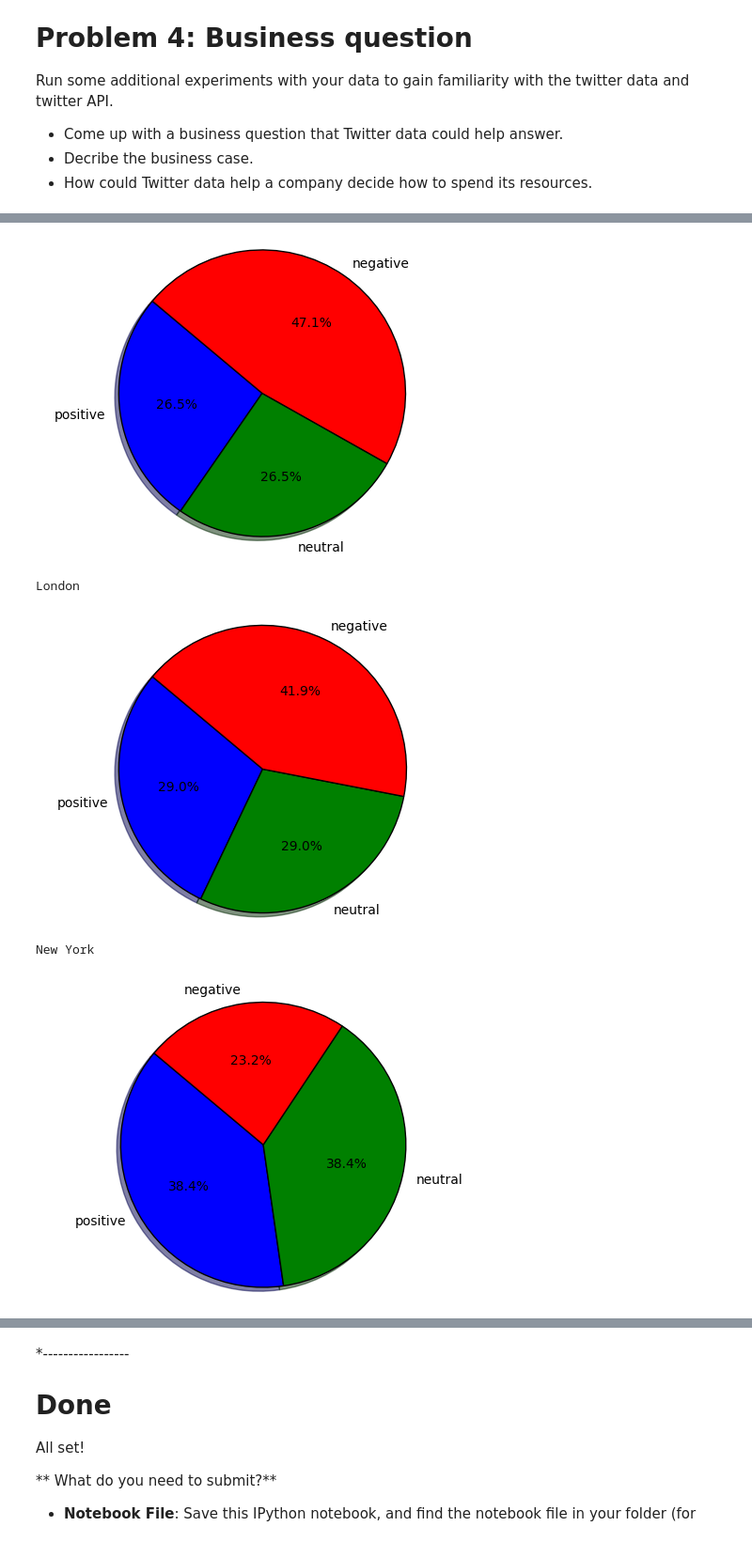
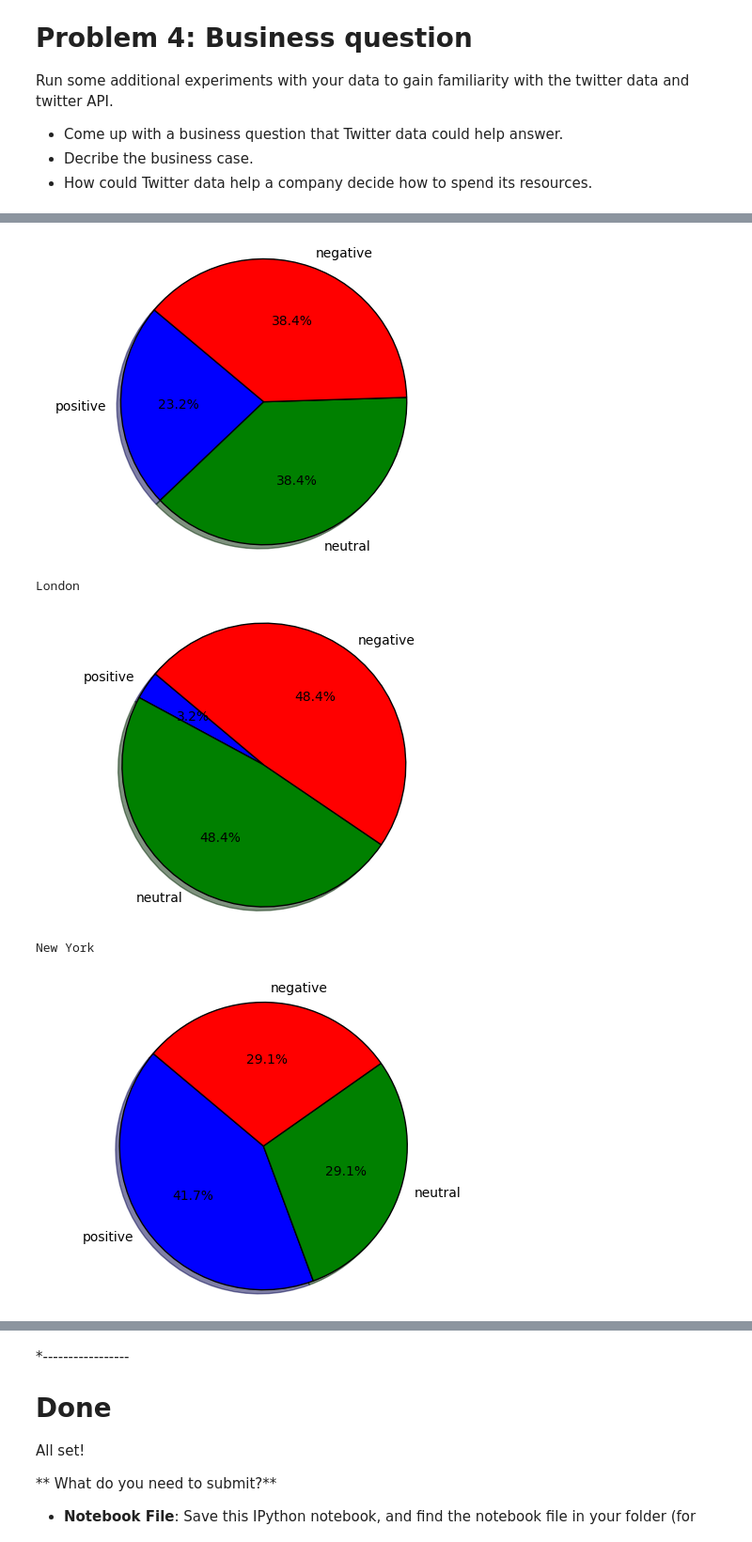
Before and after one commit to DS501-17F-Team14/Case-Study-1, a Jupyter notebook: CaseStudy1.ipynb, the cells around one changed output, grey strips where cells are left out. Shown: that part at 94% size. Saved outputs shown, nothing was run; the diff lists cells and outputs as text; code cells hidden in the pictures.

```diff
--- a/CaseStudy1.ipynb
+++ b/CaseStudy1.ipynb
@@ -150,7 +152,7 @@ def unwantWords():
     unwant += list(string.punctuation)
     return unwant
 
-statues = json.loads(open('Mumbai.json').read())
+statues = json.loads(open('London 09.14.2017.json').read())
 status_texts = [ status['text']
                  for status in statuses ]
 words = []
@@ -399,10 +403,10 @@ from nltk.corpus import twitter_samples, stopwords
 from nltk import word_tokenize
 import string
 import json
-negative_tweets_abs = twitter_samples.abspath("negative_tweets.json")
-positive_tweets_abs = twitter_samples.abspath("positive_tweets.json")
-negative_word_tokenized = twitter_samples.tokenized(negative_tweets_abs)
-positive_word_tokenized = twitter_samples.tokenized(positive_tweets_abs)
+negative_tweets = twitter_samples.abspath("negative_tweets.json")
+positive_tweets= twitter_samples.abspath("positive_tweets.json")
+negative_word_tokenized = twitter_samples.tokenized(negative_tweets)
+positive_word_tokenized = twitter_samples.tokenized(positive_tweets)
 
 def unwanted():
     unwant = list(stopwords.words('english'))
@@ -411,29 +415,26 @@ def unwanted():
     unwant += list(string.punctuation)
     return unwant
 
-unwanted_words_list = unwanted()
-
-def clean_up_word_set(ls):
+def clean_up_word_set(word_tokenized):
     word_set = []
-    for l in ls:
-        for word in l:
-            if word not in unwanted_words_list and word not in word_set:
+    for wl in word_tokenized:
+        for word in wl:
+            if word not in unwanted and word not in word_set:
                 word_set.append(word)
     return word_set
 
+unwanted= unwanted()
 negative_words = clean_up_word_set(negative_word_tokenized)
 positive_words = clean_up_word_set(positive_word_tokenized)
 
 with open("negative_words_cleaned.json", "w", encoding='utf-8') as f_neg:
-    f_neg.write(json.dumps(negative_words, indent=3))
+    f_neg.write(json.dumps(negative_words, indent=1))
 
 with open("positive_words_cleaned.json", "w", encoding='utf-8') as f_pos:
-    f_pos.write(json.dumps(positive_words, indent=3))
+    f_pos.write(json.dumps(positive_words, indent=1))
 # %%
-#analysis attitude of all tweets by using the aboved two libraries
+import nltk
 import matplotlib.pyplot as plt
-import nltk
-#from TwitterPlot import generic_pie_plot
 %pylab inline
 nltk.download('punkt')
 def load_data(filename):
@@ -473,8 +474,9 @@ def positive_negative_map(score_map):
 
 negative_words = load_data("negative_words_cleaned.json")
 positive_words = load_data("positive_words_cleaned.json")
-data_strings = load_data("Mumbai.json")
 
+
+data_strings = load_data("Mumbai 09.14.2017.json")
 labels = 'positive', 'neutral', 'negative'
 score_map = estimate_features(data_strings, negative_words, positive_words)
 p_n_map = positive_negative_map(score_map)
@@ -488,7 +490,7 @@ plt.pie(res, labels = labels, autopct='%1.1f%%', shadow=True, startangle=140)
 plt.axis('equal')
 plt.show()
 
-data_strings = load_data("London.json")
+data_strings = load_data("London 09.14.2017.json")
 
 labels = 'positive', 'neutral', 'negative'
 score_map = estimate_features(data_strings, negative_words, positive_words)
@@ -496,35 +498,35 @@ p_n_map = positive_negative_map(score_map)
 res=[]
 #print(p_n_map)
 for i in p_n_map.items():
     #print(i)
     res.append(i[1])
 print("London")
 plt.pie(res, labels = labels, autopct='%1.1f%%', shadow=True, startangle=140)
 plt.axis('equal')
 plt.show()
 
-data_strings = load_data("New York.json")
+data_strings = load_data("New York 09.14.2017.json")
 
 labels = 'positive', 'neutral', 'negative'
 score_map = estimate_features(data_strings, negative_words, positive_words)
 p_n_map = positive_negative_map(score_map)
 res=[]
 #print(p_n_map)
 for i in p_n_map.items():
     #print(i)
     res.append(i[1])
 print("New York")
 plt.pie(res, labels = labels, autopct='%1.1f%%', shadow=True, startangle=140)
 plt.axis('equal')
 plt.show()
 # %% [output]
 Populating the interactive namespace from numpy and matplotlib
 [nltk_data] Downloading package punkt to
 [nltk_data]     C:\Users\dell\AppData\Roaming\nltk_data...
 [nltk_data]   Package punkt is already up-to-date!
 Mumbai
-[figure, old version]
+[figure, new version]
 London
-[figure, old version]
+[figure, new version]
 New York
-[figure, old version]
+[figure, new version]
```
Also changed, not shown: parts of 6 cells of this notebook.
